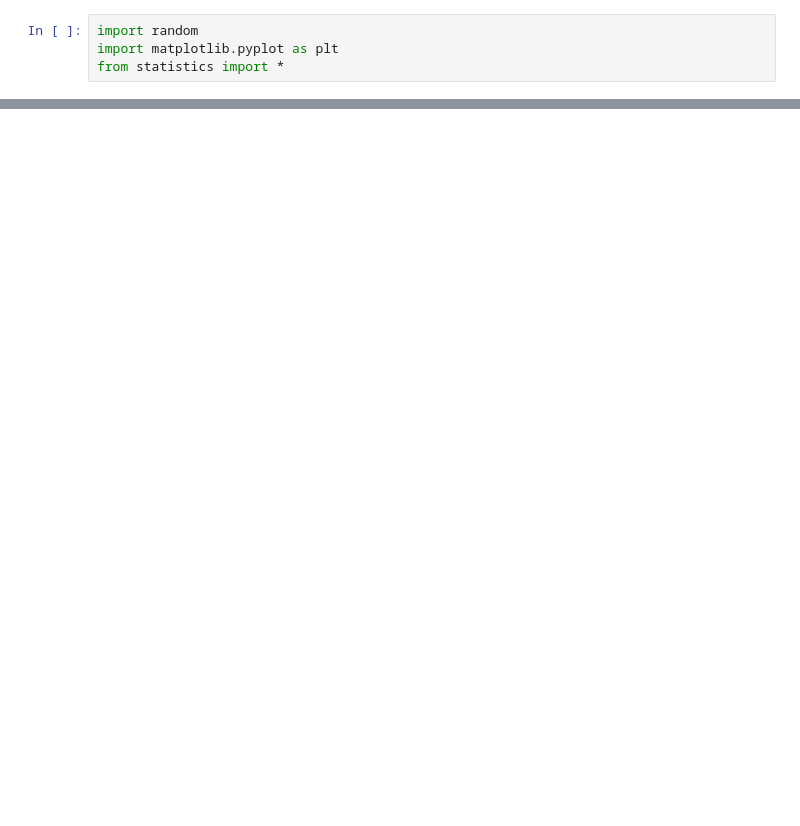
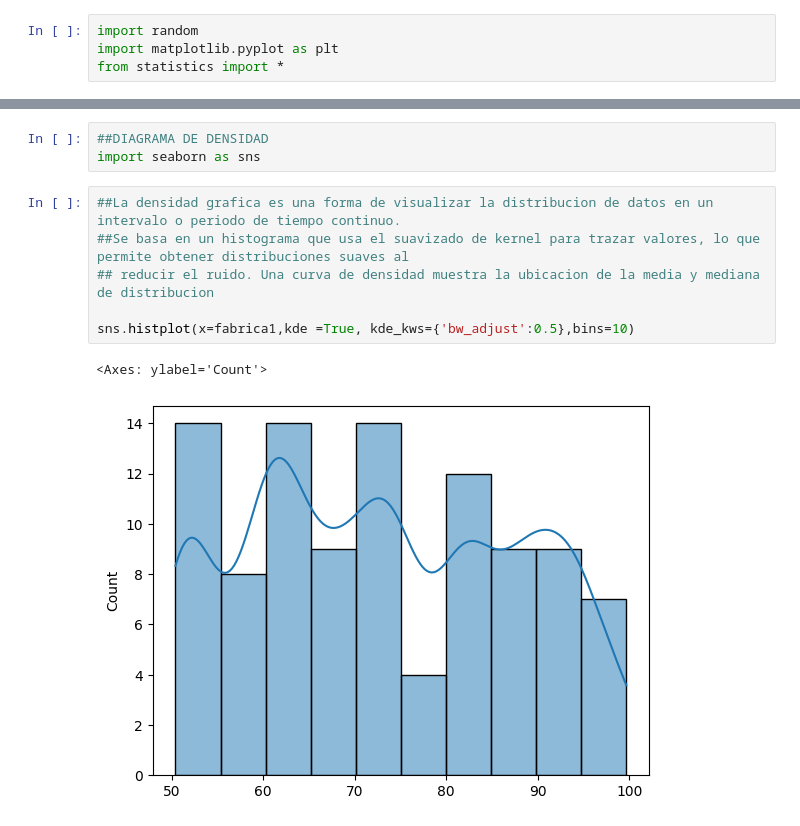
Before and after one commit to PabloLarreta17/Probabilidad, a Jupyter notebook: Unidad1/Practica2.ipynb, the cells around one changed output, grey strips where cells are left out. Drawn from its saved outputs; the diff is of its cells as text; blank space fills up the shorter version.

```diff
--- a/Unidad1/Practica2.ipynb
+++ b/Unidad1/Practica2.ipynb
@@ -44,0 +116,12 @@ print("Estadistica descriptiva de la fabrica 2", "Media ="
+# %%
+##DIAGRAMA DE DENSIDAD
+import seaborn as sns
+# %%
+##La densidad grafica es una forma de visualizar la distribucion de datos en un intervalo o periodo de tiempo continuo.
+##Se basa en un histograma que usa el suavizado de kernel para trazar valores, lo que permite obtener distribuciones suaves al
+## reducir el ruido. Una curva de densidad muestra la ubicacion de la media y mediana de distribucion
+
+sns.histplot(x=fabrica1,kde =True, kde_kws={'bw_adjust':0.5},bins=10)
+# %% [output]
+<Axes: ylabel='Count'>
+[figure, added]
```
Also changed, not shown: parts of 10 cells of this notebook.
